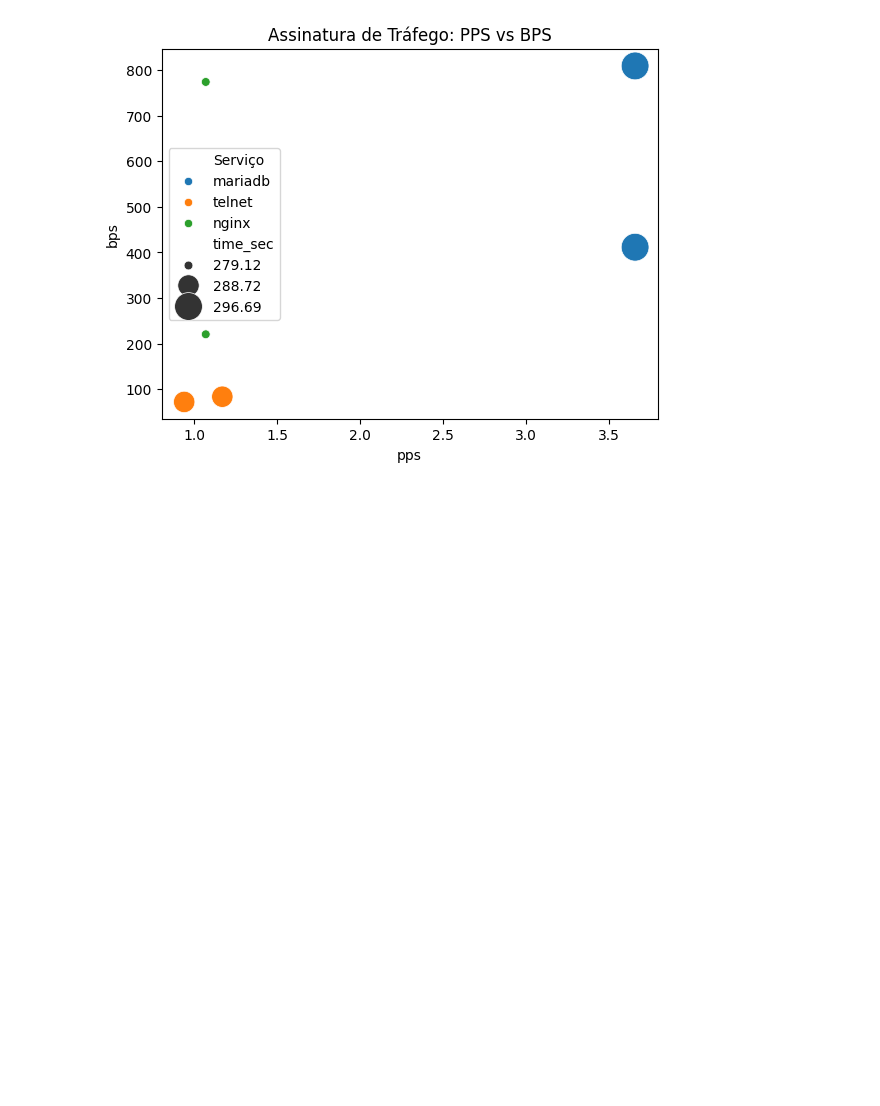
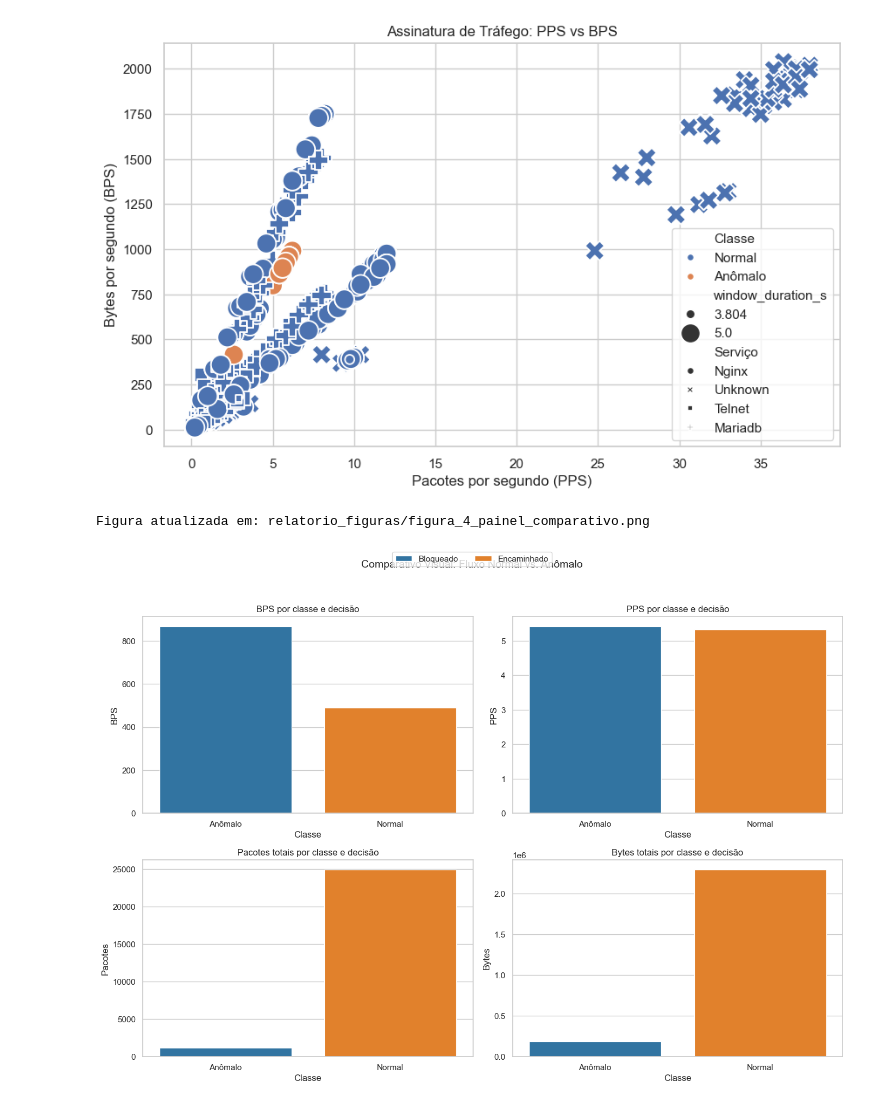
Before and after one commit to eduardorbl/lab02-MC833, a Jupyter notebook: network_analyse.ipynb, the cells around one changed output. Saved outputs shown, nothing was run; the diff lists cells and outputs as text; code cells hidden in the pictures; blank space fills up the shorter version.

```diff
--- a/network_analyse.ipynb
+++ b/network_analyse.ipynb
@@ -4,4 +4,6 @@
 import matplotlib.pyplot as plt
 import pandas as pd
 import seaborn as sns
+
+sns.set_theme(style='whitegrid')
 # %%
@@ -83,6 +247,57 @@ Text(0.5, 1.0, 'Relação: Volume de Pacotes vs Volume de Bytes')
 # %%
-sns.scatterplot(data=data, x='pps', y='bps', hue='Serviço', size='time_sec', sizes=(40, 400))
+plt.figure(figsize=(10, 6))
+sns.scatterplot(data=plot_data, x='pps', y='bps', hue='Classe', style='Serviço', size='window_duration_s', sizes=(60, 260))
 plt.title("Assinatura de Tráfego: PPS vs BPS")
+plt.xlabel('Pacotes por segundo (PPS)')
+plt.ylabel('Bytes por segundo (BPS)')
 plt.show()
+
+comparison_summary = (
+    plot_data.groupby(['Classe', 'Decisão'], as_index=False)
+    .agg(
+        total_bytes=('total_bytes', 'sum'),
+        total_packages=('total_packages', 'sum'),
+        window_duration_s=('window_duration_s', 'sum'),
+    )
+)
+comparison_summary['bps'] = comparison_summary['total_bytes'] / comparison_summary['window_duration_s']
+comparison_summary['pps'] = comparison_summary['total_packages'] / comparison_summary['window_duration_s']
+
+fig, axes = plt.subplots(2, 2, figsize=(14, 10))
+sns.barplot(data=comparison_summary, x='Classe', y='bps', hue='Decisão', ax=axes[0, 0], palette='tab10')
+axes[0, 0].set_title('BPS por classe e decisão')
+axes[0, 0].set_xlabel('Classe')
+axes[0, 0].set_ylabel('BPS')
+
+sns.barplot(data=comparison_summary, x='Classe', y='pps', hue='Decisão', ax=axes[0, 1], palette='tab10')
+axes[0, 1].set_title('PPS por classe e decisão')
+axes[0, 1].set_xlabel('Classe')
+axes[0, 1].set_ylabel('PPS')
+
+sns.barplot(data=comparison_summary, x='Classe', y='total_packages', hue='Decisão', ax=axes[1, 0], palette='tab10')
+axes[1, 0].set_title('Pacotes totais por classe e decisão')
+axes[1, 0].set_xlabel('Classe')
+axes[1, 0].set_ylabel('Pacotes')
+
+sns.barplot(data=comparison_summary, x='Classe', y='total_bytes', hue='Decisão', ax=axes[1, 1], palette='tab10')
+axes[1, 1].set_title('Bytes totais por classe e decisão')
+axes[1, 1].set_xlabel('Classe')
+axes[1, 1].set_ylabel('Bytes')
+
+for ax in axes.flat:
+    ax.tick_params(axis='x', rotation=0)
+
+handles, labels = axes[0, 0].get_legend_handles_labels()
+for ax in axes.flat:
+    if ax.legend_ is not None:
+        ax.legend_.remove()
+fig.legend(handles, labels, loc='upper center', ncol=2)
+fig.suptitle('Comparativo Visual: Fluxo Normal vs. Anômalo', fontsize=14)
+fig.tight_layout(rect=(0, 0, 1, 0.95))
+fig.savefig(FIGURES_DIR / 'figura_4_painel_comparativo.png', bbox_inches='tight', dpi=200)
+print(f'Figura atualizada em: {FIGURES_DIR / "figura_4_painel_comparativo.png"}')
+plt.show()
 # %% [output]
-[figure, old version]
+[figure, new version]
+Figura atualizada em: relatorio_figuras/figura_4_painel_comparativo.png
+[figure, added]
```
Also changed, not shown: parts of 8 cells of this notebook, 9 other files.
